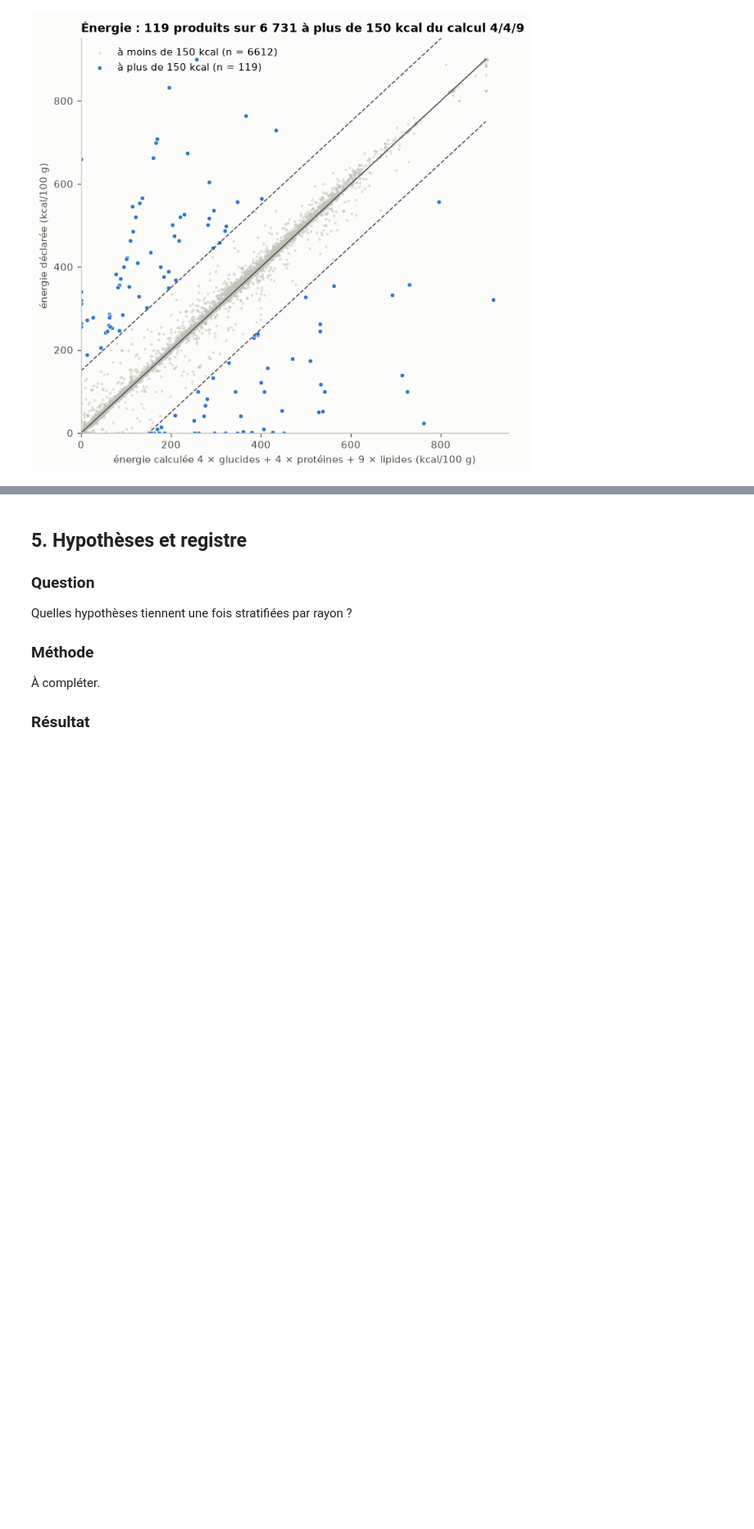
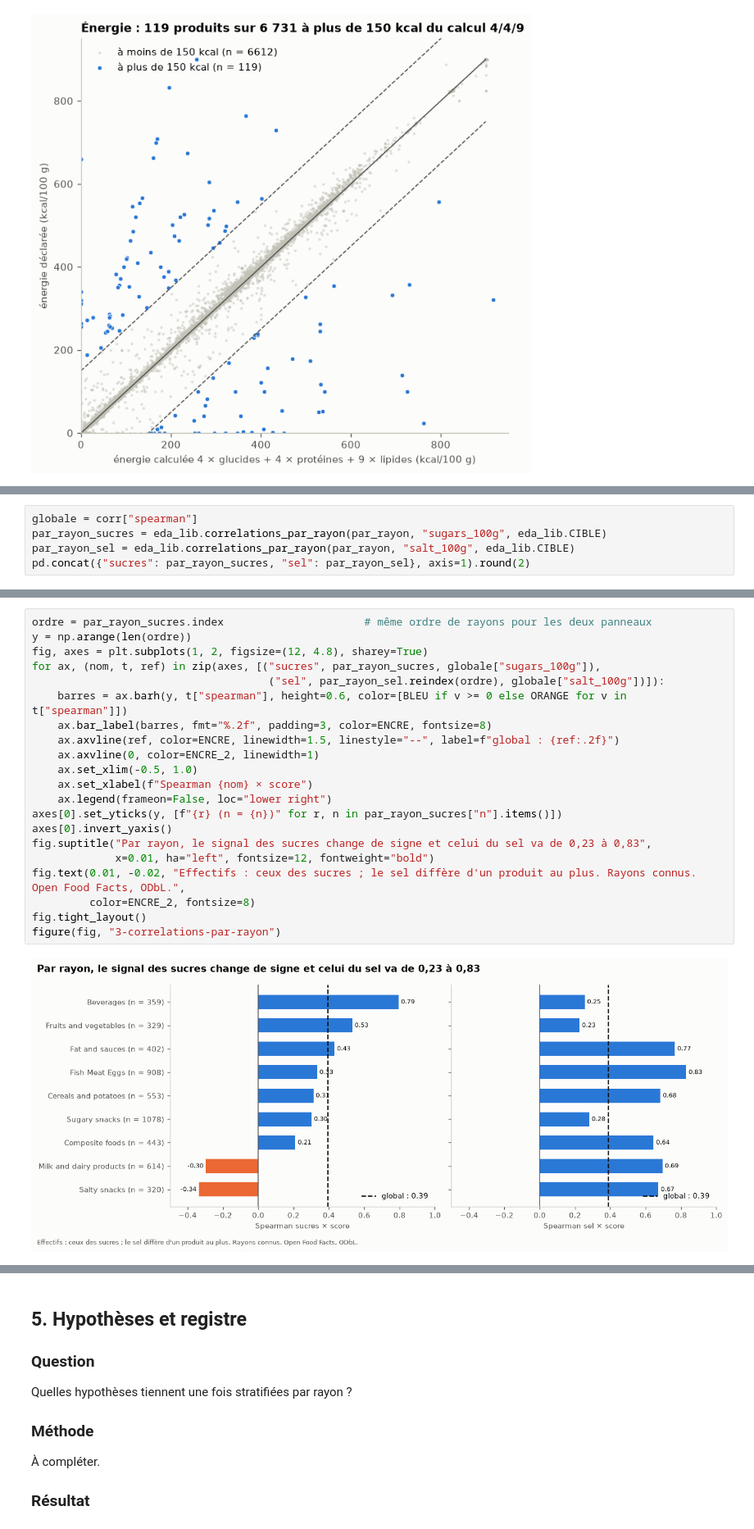
Before and after one commit to SDMM27/NutriScope, a Jupyter notebook: notebooks/eda_reference.ipynb, the cells around one changed output, grey strips where cells are left out. Shown at 82% size. Saved outputs shown, nothing was run; the diff lists cells and outputs as text; blank space fills up the shorter version.

```diff
--- a/notebooks/eda_reference.ipynb
+++ b/notebooks/eda_reference.ipynb
@@ -441,0 +484,5 @@ Les extrêmes qui restent sont-ils vrais ou résiduels ?
+# %%
+globale = corr["spearman"]
+par_rayon_sucres = eda_lib.correlations_par_rayon(par_rayon, "sugars_100g", eda_lib.CIBLE)
+par_rayon_sel = eda_lib.correlations_par_rayon(par_rayon, "salt_100g", eda_lib.CIBLE)
+pd.concat({"sucres": par_rayon_sucres, "sel": par_rayon_sel}, axis=1).round(2)
@@ -441,0 +502,23 @@ Les extrêmes qui restent sont-ils vrais ou résiduels ?
+# %%
+ordre = par_rayon_sucres.index                      # même ordre de rayons pour les deux panneaux
+y = np.arange(len(ordre))
+fig, axes = plt.subplots(1, 2, figsize=(12, 4.8), sharey=True)
+for ax, (nom, t, ref) in zip(axes, [("sucres", par_rayon_sucres, globale["sugars_100g"]),
+                                     ("sel", par_rayon_sel.reindex(ordre), globale["salt_100g"])]):
+    barres = ax.barh(y, t["spearman"], height=0.6, color=[BLEU if v >= 0 else ORANGE for v in t["spearman"]])
+    ax.bar_label(barres, fmt="%.2f", padding=3, color=ENCRE, fontsize=8)
+    ax.axvline(ref, color=ENCRE, linewidth=1.5, linestyle="--", label=f"global : {ref:.2f}")
+    ax.axvline(0, color=ENCRE_2, linewidth=1)
+    ax.set_xlim(-0.5, 1.0)
+    ax.set_xlabel(f"Spearman {nom} × score")
+    ax.legend(frameon=False, loc="lower right")
+axes[0].set_yticks(y, [f"{r} (n = {n})" for r, n in par_rayon_sucres["n"].items()])
+axes[0].invert_yaxis()
+fig.suptitle("Par rayon, le signal des sucres change de signe et celui du sel va de 0,23 à 0,83",
+             x=0.01, ha="left", fontsize=12, fontweight="bold")
+fig.text(0.01, -0.02, "Effectifs : ceux des sucres ; le sel diffère d'un produit au plus. Rayons connus. Open Food Facts, ODbL.",
+         color=ENCRE_2, fontsize=8)
+fig.tight_layout()
+figure(fig, "3-correlations-par-rayon")
+# %% [output]
+[figure, added]
```
Also changed, not shown: parts of 33 cells of this notebook, 4 other files.
